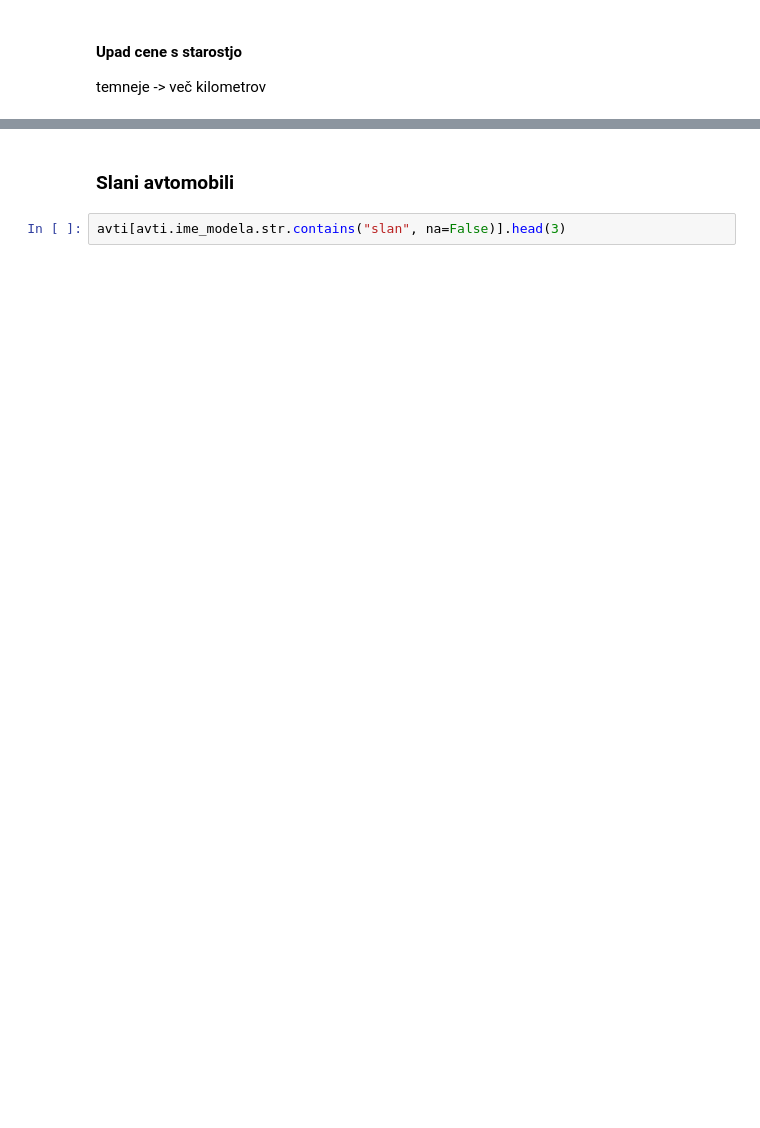
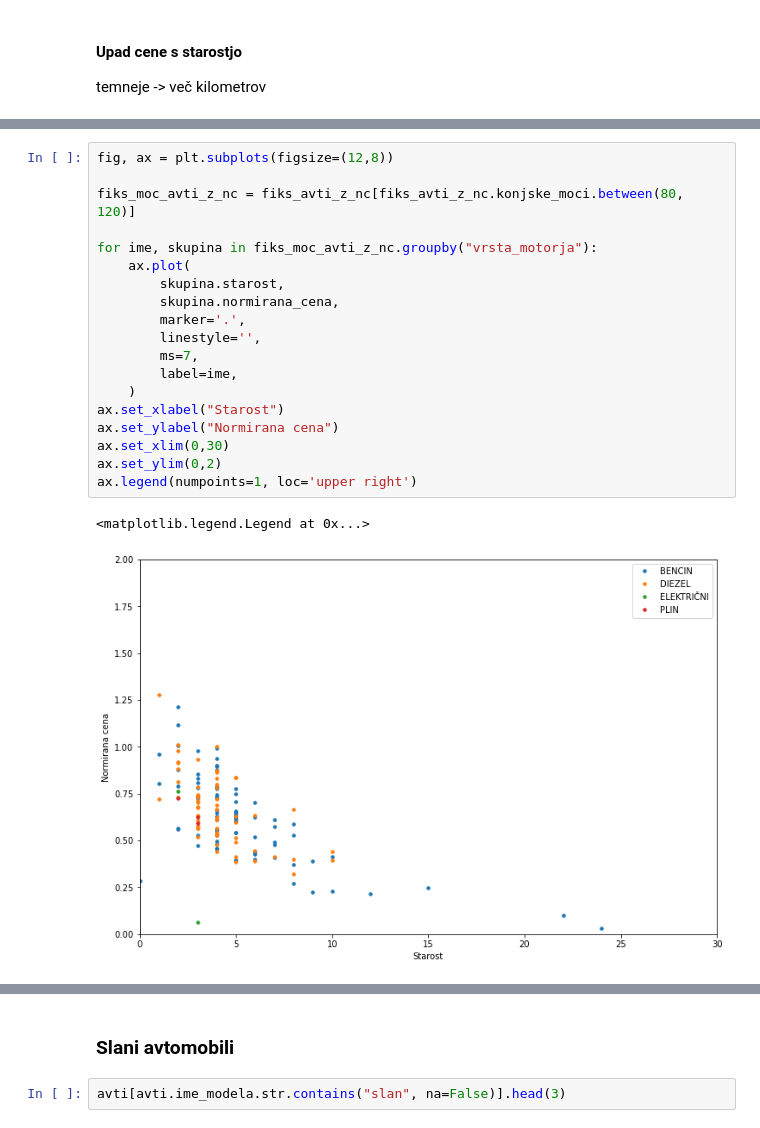
Before and after one commit to pg008/programiranje_1_projektna_naloga, a Jupyter notebook: src/analiza.ipynb, the cells around one changed output, grey strips where cells are left out. Cells and saved outputs as stored; diff of their text form; blank space fills up the shorter version.

```diff
--- a/src/analiza.ipynb
+++ b/src/analiza.ipynb
@@ -34,0 +55,22 @@ avti_z_nc.plot.scatter("starost", "normirana_cena",xlim=(0,30), ylim=(0,6), c=no
+# %%
+fig, ax = plt.subplots(figsize=(12,8))
+
+fiks_moc_avti_z_nc = fiks_avti_z_nc[fiks_avti_z_nc.konjske_moci.between(80, 120)]
+
+for ime, skupina in fiks_moc_avti_z_nc.groupby("vrsta_motorja"):
+    ax.plot(
+        skupina.starost,
+        skupina.normirana_cena,
+        marker='.',
+        linestyle='',
+        ms=7,
+        label=ime,
+    )
+ax.set_xlabel("Starost")
+ax.set_ylabel("Normirana cena")
+ax.set_xlim(0,30)
+ax.set_ylim(0,2)
+ax.legend(numpoints=1, loc='upper right')
+# %% [output]
+<matplotlib.legend.Legend at 0x...>
+[figure, added]
```
Also changed, not shown: parts of 6 cells of this notebook.
